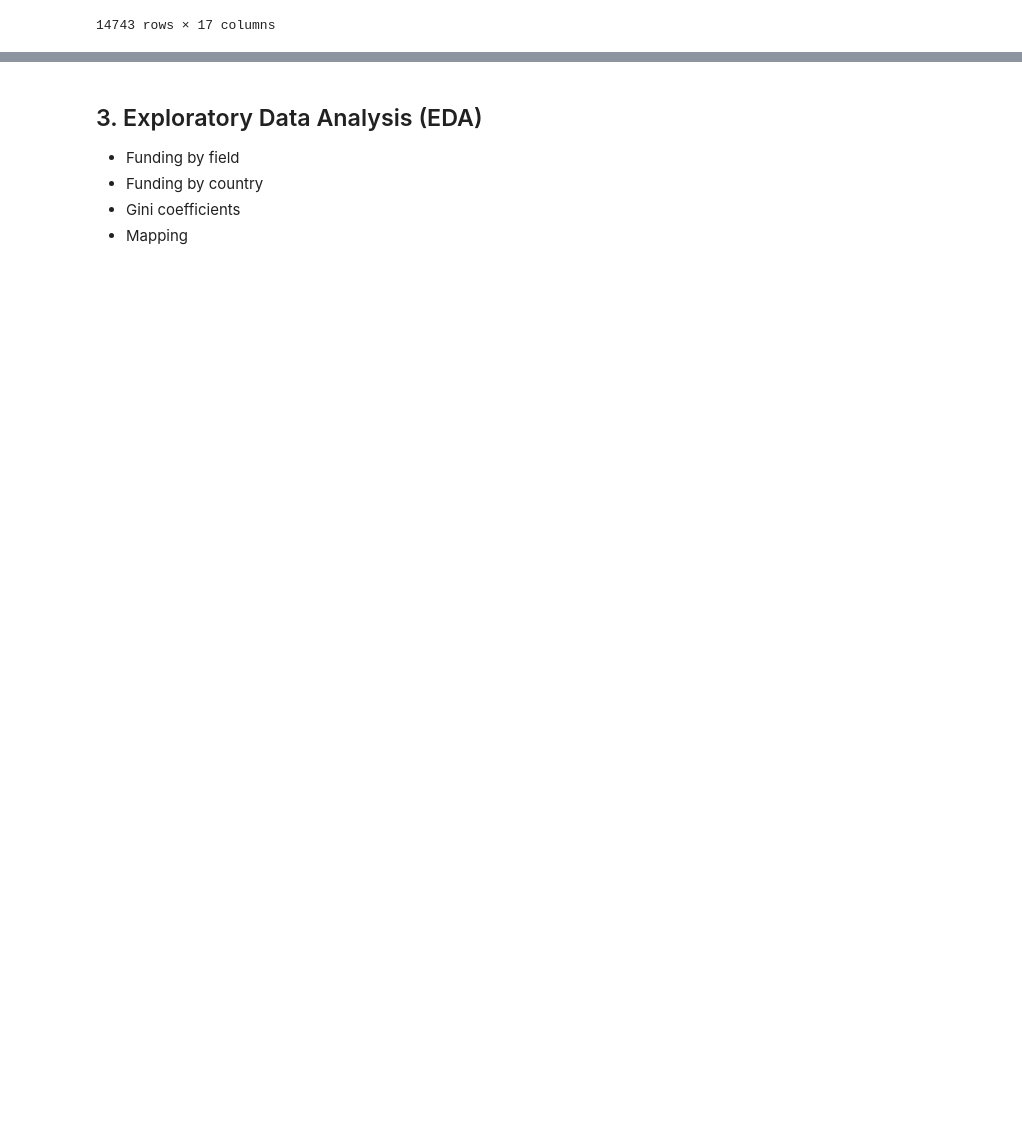
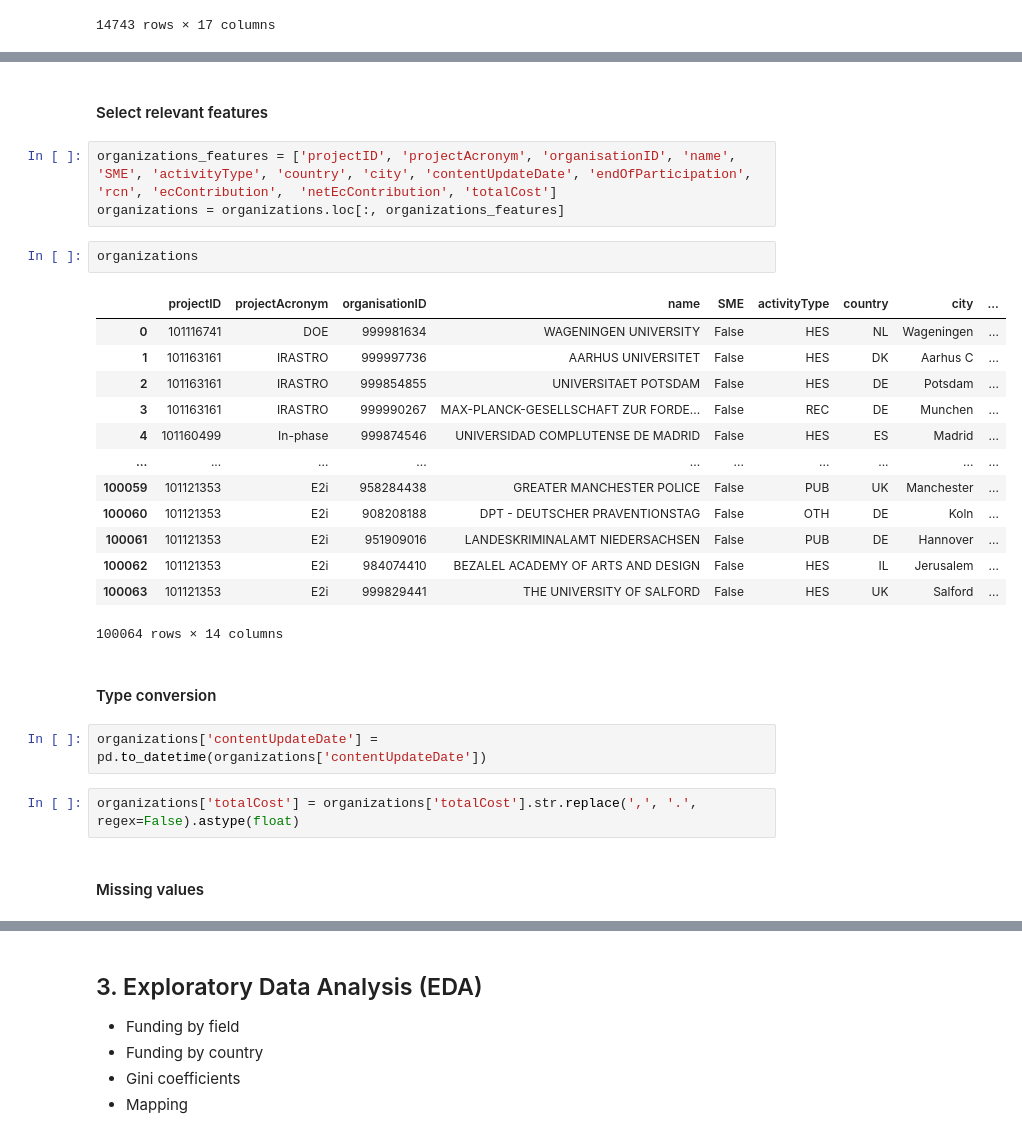
Before and after one commit to EliasIblisdir/MDA_project, a Jupyter notebook: Horizon.ipynb, the cells around one changed output, grey strips where cells are left out. Cells and saved outputs as stored; diff of their text form; blank space fills up the shorter version.

```diff
--- a/Horizon.ipynb
+++ b/Horizon.ipynb
@@ -159,0 +193,29 @@ projects
+# %% [markdown]
+#### Select relevant features
+# %%
+organizations_features = ['projectID', 'projectAcronym', 'organisationID', 'name', 'SME', 'activityType', 'country', 'city', 'contentUpdateDate', 'endOfParticipation', 'rcn', 'ecContribution',  'netEcContribution', 'totalCost']
+organizations = organizations.loc[:, organizations_features]
+# %%
+organizations
+# %% [output]
+|  | projectID | projectAcronym | organisationID | name | SME | activityType | country | city | ... |
+| 0 | 101116741 | DOE | 999981634 | WAGENINGEN UNIVERSITY | False | HES | NL | Wageningen | ... |
+| 1 | 101163161 | IRASTRO | 999997736 | AARHUS UNIVERSITET | False | HES | DK | Aarhus C | ... |
+| 2 | 101163161 | IRASTRO | 999854855 | UNIVERSITAET POTSDAM | False | HES | DE | Potsdam | ... |
+| 3 | 101163161 | IRASTRO | 999990267 | MAX-PLANCK-GESELLSCHAFT ZUR FORDE... | False | REC | DE | Munchen | ... |
+| 4 | 101160499 | In-phase | 999874546 | UNIVERSIDAD COMPLUTENSE DE MADRID | False | HES | ES | Madrid | ... |
+| ... | ... | ... | ... | ... | ... | ... | ... | ... | ... |
+| 100059 | 101121353 | E2i | 958284438 | GREATER MANCHESTER POLICE | False | PUB | UK | Manchester | ... |
+| 100060 | 101121353 | E2i | 908208188 | DPT - DEUTSCHER PRAVENTIONSTAG | False | OTH | DE | Koln | ... |
+| 100061 | 101121353 | E2i | 951909016 | LANDESKRIMINALAMT NIEDERSACHSEN | False | PUB | DE | Hannover | ... |
+| 100062 | 101121353 | E2i | 984074410 | BEZALEL ACADEMY OF ARTS AND DESIGN | False | HES | IL | Jerusalem | ... |
+| 100063 | 101121353 | E2i | 999829441 | THE UNIVERSITY OF SALFORD | False | HES | UK | Salford | ... |
+100064 rows × 14 columns
+# %% [markdown]
+#### Type conversion
+# %%
+organizations['contentUpdateDate'] = pd.to_datetime(organizations['contentUpdateDate'])
+# %%
+organizations['totalCost'] = organizations['totalCost'].str.replace(',', '.', regex=False).astype(float)
+# %% [markdown]
+#### Missing values
```
Also changed, not shown: parts of 21 cells of this notebook.
